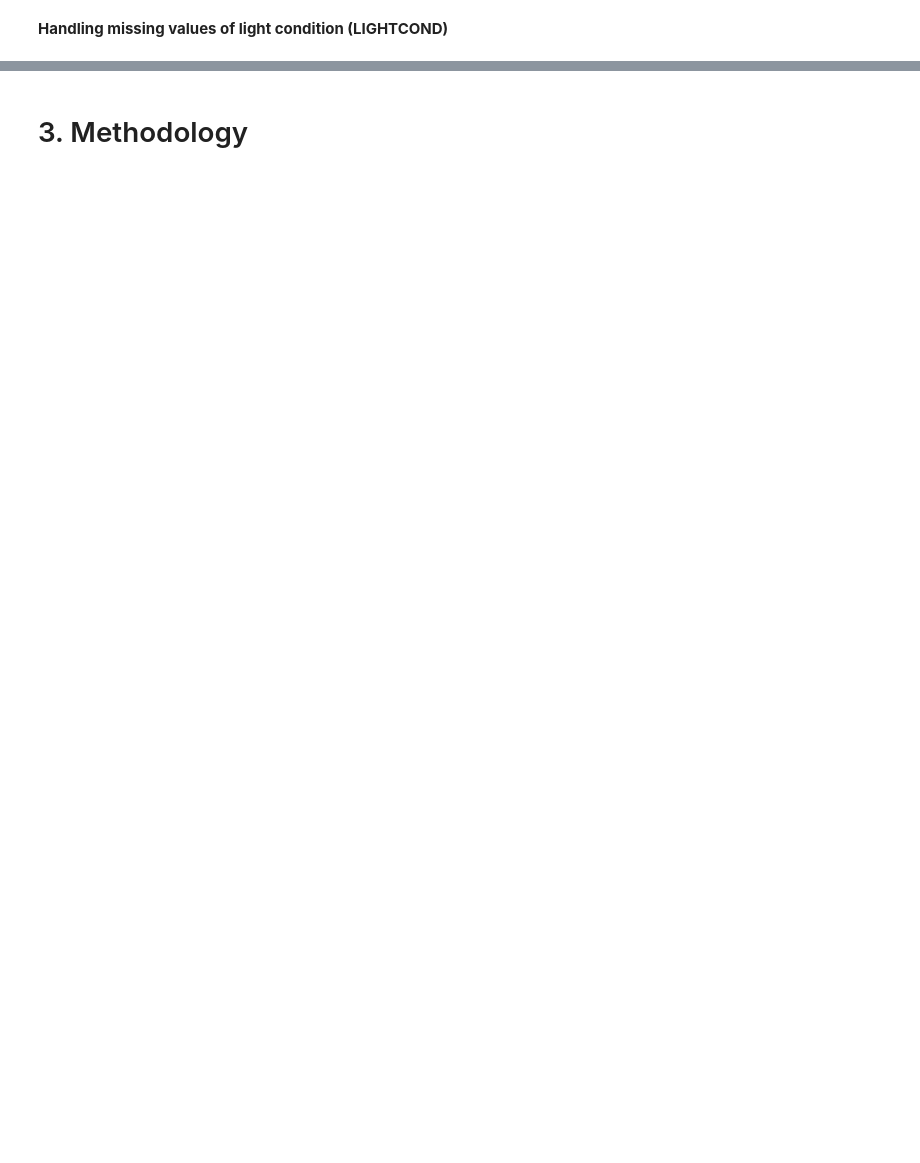
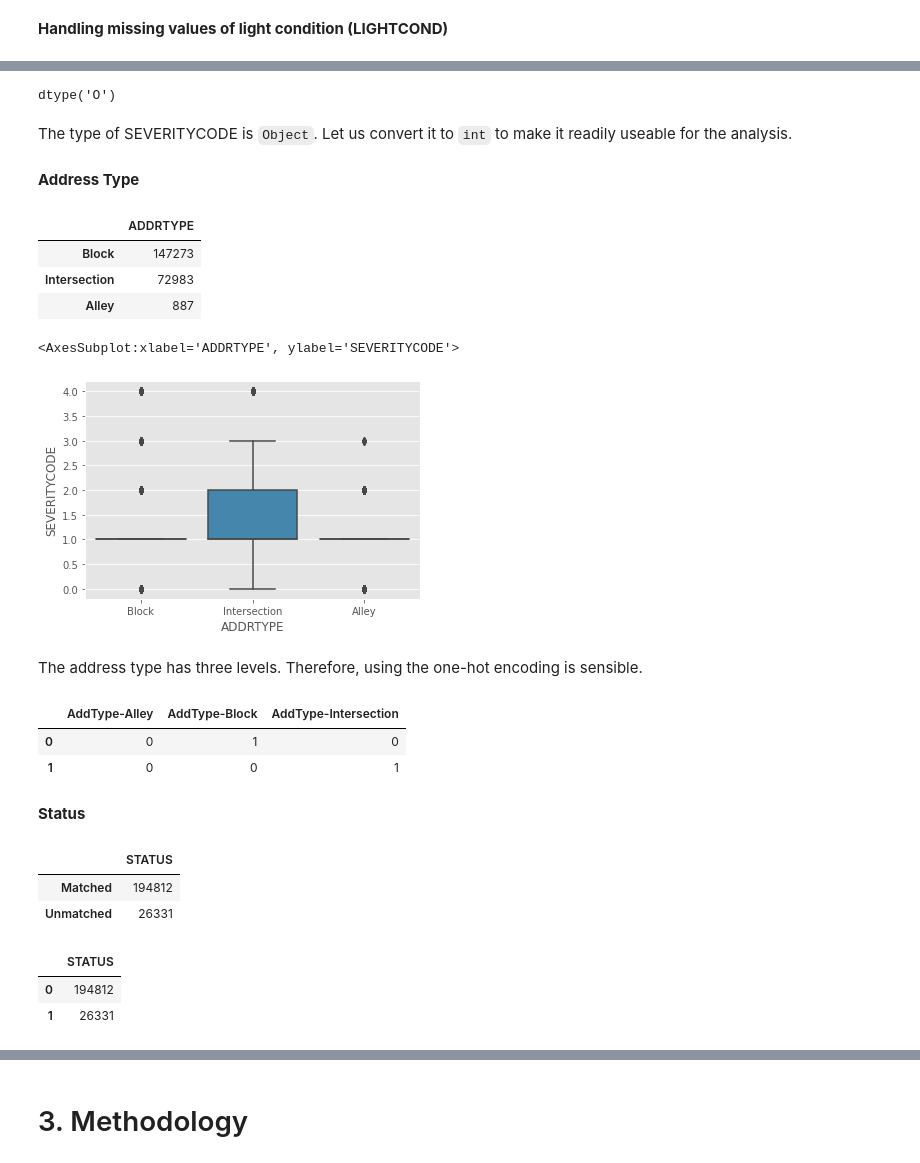
Before and after one commit to AhmedRasha/Coursera_Capstone, a Jupyter notebook: Capstone_Project.ipynb, the cells around one changed output, grey strips where cells are left out. Saved outputs shown, nothing was run; the diff lists cells and outputs as text; code cells hidden in the pictures; blank space fills up the shorter version.

```diff
--- a/Capstone_Project.ipynb
+++ b/Capstone_Project.ipynb
@@ -484,3 +541,5 @@ Name: ROADCOND, dtype: int64
+# %%
+df.ROADCOND = df.ROADCOND.replace(to_replace={'Unknown':np.nan})
 # %%
 roulette_wheel_replacena(df, 'ROADCOND', show=True)
 # %% [output]
@@ -577,0 +607,2 @@ dtype: object
+# %%
+df.ST_COLCODE = df.ST_COLCODE.replace(to_replace={' ': np.nan})
@@ -577,0 +643,4 @@ dtype: object
+# %%
+df.replace(to_replace={"3": "4"}, inplace=True)
+df.replace(to_replace={"2b":"3"}, inplace=True)
+df.SEVERITYCODE.value_counts().to_frame()
@@ -577,0 +654,34 @@ dtype: object
+# %%
+# First let us check the data types of the features and correct it if necessary
+df['SEVERITYCODE'].dtypes
+# %% [output]
+dtype('O')
+# %% [markdown]
+The type of SEVERITYCODE is `Object`. Let us convert it to `int` to make it readily useable for the analysis.
+# %%
+df['SEVERITYCODE'] = df['SEVERITYCODE'].astype('int', copy=True)
+# %% [markdown]
+**Address Type**
+# %%
+df.ADDRTYPE.value_counts().to_frame()
+# %% [output]
+|  | ADDRTYPE |
+| Block | 147273 |
+| Intersection | 72983 |
+| Alley | 887 |
+# %%
+sns.boxplot(x="ADDRTYPE", y="SEVERITYCODE", data=df)
+# %% [output]
+<AxesSubplot:xlabel='ADDRTYPE', ylabel='SEVERITYCODE'>
+[figure, added]
+# %% [markdown]
+The address type has three levels. Therefore, using the one-hot encoding is sensible.
+# %%
+# One-hot encoding
+dum_df = pd.get_dummies(df.ADDRTYPE)
+dum_df = dum_df.rename(lambda x: 'AddType-' + str(x), axis=1)
+dum_df.head(2)
+# %% [output]
+|  | AddType-Alley | AddType-Block | AddType-Intersection |
+| 0 | 0 | 1 | 0 |
+| 1 | 0 | 0 | 1 |
@@ -577,0 +693,18 @@ dtype: object
+# %% [markdown]
+**Status**
+# %%
+df.STATUS.value_counts().to_frame()
+# %% [output]
+|  | STATUS |
+| Matched | 194812 |
+| Unmatched | 26331 |
+# %%
+lb_ec = LabelEncoder()
+lb_ec.fit(['Matched', 'Unmatched'])
+df.STATUS = lb_ec.fit_transform(df['STATUS'])
+#check if the new feature is added
+df.STATUS.value_counts().to_frame()
+# %% [output]
+|  | STATUS |
+| 0 | 194812 |
+| 1 | 26331 |
```
Also changed, not shown: parts of 224 cells of this notebook, 1 other file.
